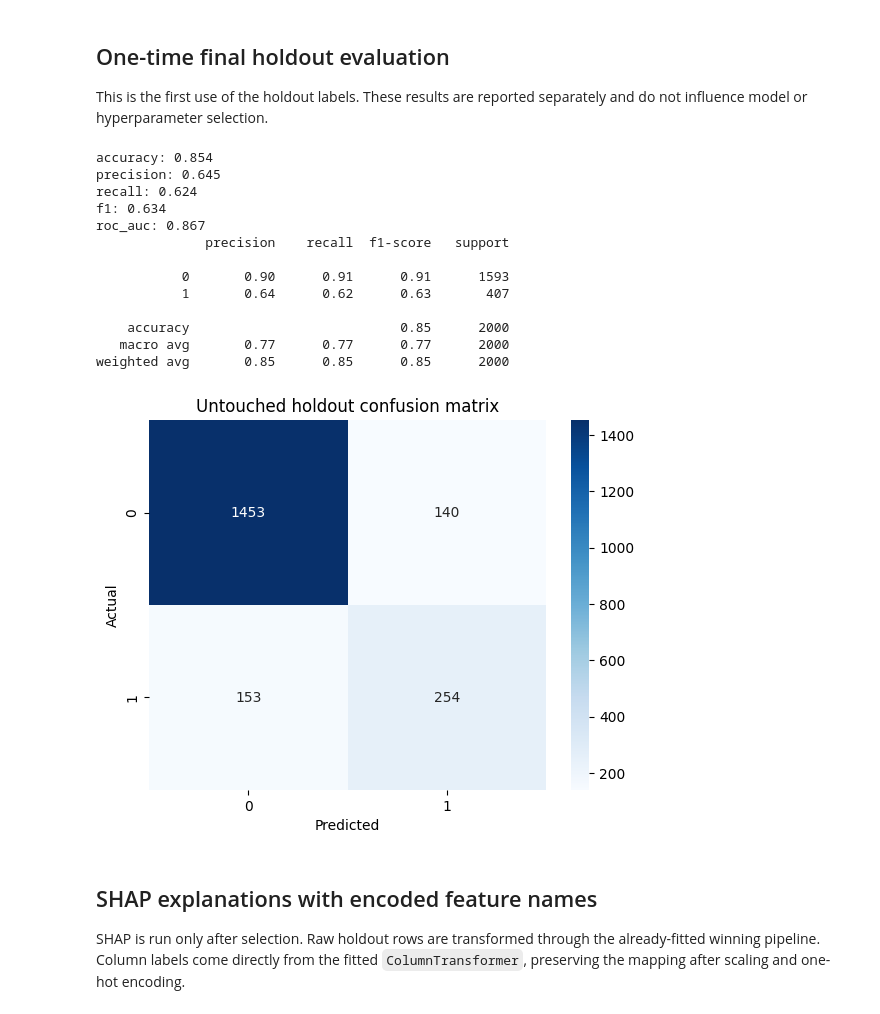
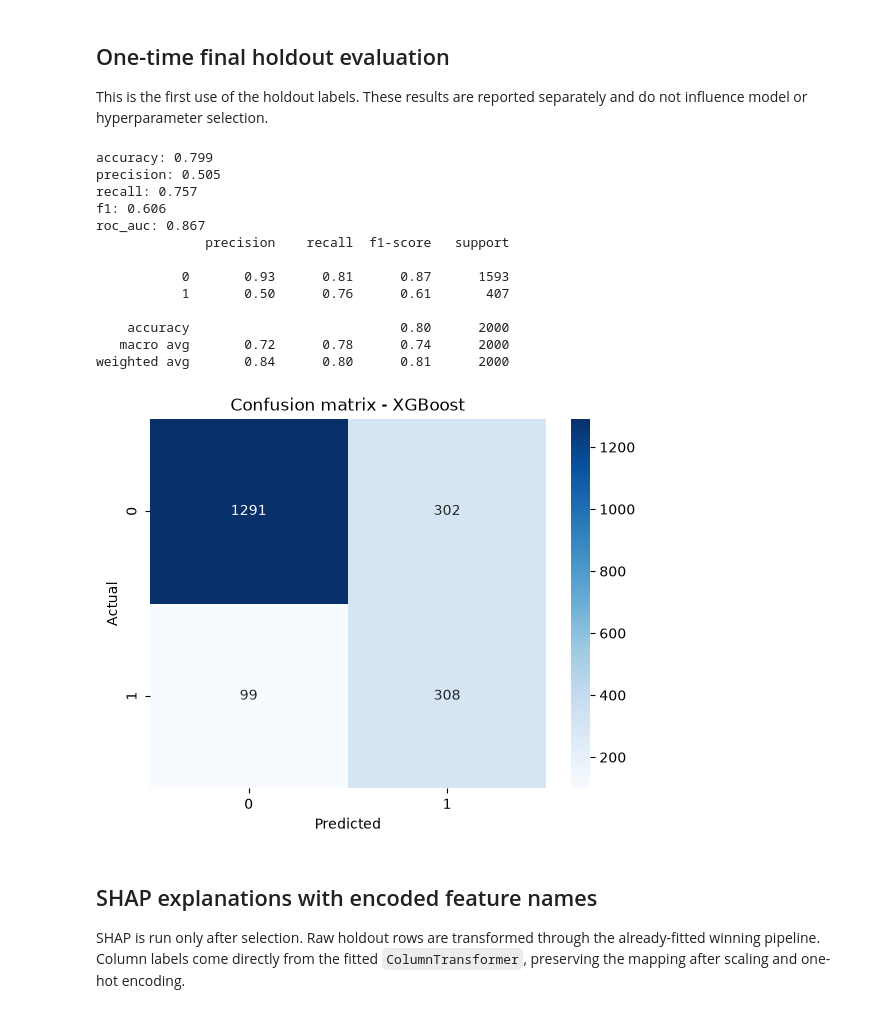
Before and after one commit to miapham228/End-to-End-Churn-Prediction-PowerBI-XAI, a Jupyter notebook: notebook/Leakage_Safe_Modeling.ipynb, the cells around one changed output. Saved outputs shown, nothing was run; the diff lists cells and outputs as text; code cells hidden in the pictures.

```diff
--- a/notebook/Leakage_Safe_Modeling.ipynb
+++ b/notebook/Leakage_Safe_Modeling.ipynb
@@ -52,27 +52,27 @@ This is the first use of the holdout labels. These results are reported separate
 # %%
 holdout_results = evaluate_holdout(final_model, X_holdout, y_holdout)
 for metric in ['accuracy', 'precision', 'recall', 'f1', 'roc_auc']:
     print(f'{metric}: {holdout_results[metric]:.3f}')
 
 holdout_predictions = final_model.predict(X_holdout)
 print(classification_report(y_holdout, holdout_predictions))
 sns.heatmap(confusion_matrix(y_holdout, holdout_predictions), annot=True, fmt='d', cmap='Blues')
-plt.xlabel('Predicted'); plt.ylabel('Actual'); plt.title('Untouched holdout confusion matrix');
+plt.xlabel('Predicted'); plt.ylabel('Actual'); plt.title('Confusion matrix - XGBoost');
 # %% [output]
-accuracy: 0.854
-precision: 0.645
-recall: 0.624
-f1: 0.634
+accuracy: 0.799
+precision: 0.505
+recall: 0.757
+f1: 0.606
 roc_auc: 0.867
               precision    recall  f1-score   support
 
-           0       0.90      0.91      0.91      1593
-           1       0.64      0.62      0.63       407
+           0       0.93      0.81      0.87      1593
+           1       0.50      0.76      0.61       407
 
-    accuracy                           0.85      2000
-   macro avg       0.77      0.77      0.77      2000
-weighted avg       0.85      0.85      0.85      2000
+    accuracy                           0.80      2000
+   macro avg       0.72      0.78      0.74      2000
+weighted avg       0.84      0.80      0.81      2000
-[figure, old version]
+[figure, new version]
 # %% [markdown]
 ## SHAP explanations with encoded feature names
 
```
Also changed, not shown: parts of 4 cells of this notebook.
